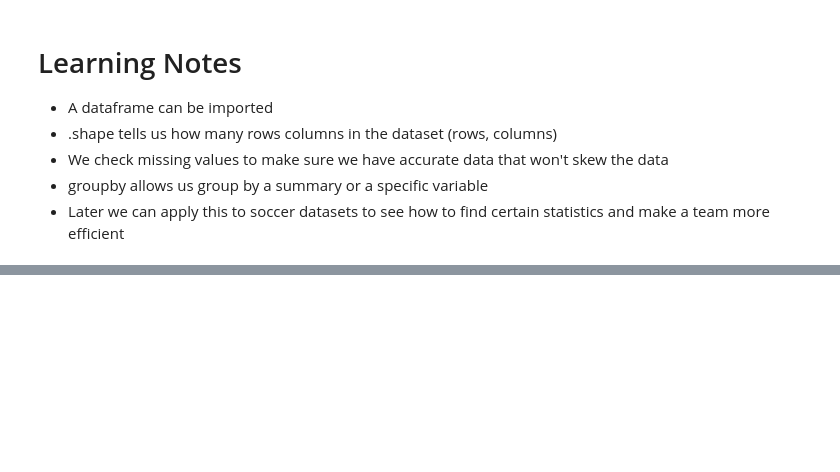
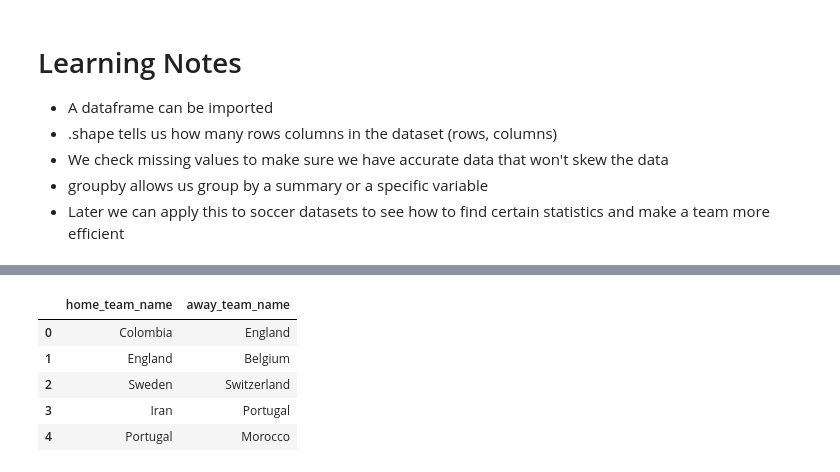
Before and after one commit to amora1es/football-analytics-portfolio, a Jupyter notebook: 01_pandas_basics.ipynb, the cells around one changed output, grey strips where cells are left out. Saved outputs shown, nothing was run; the diff lists cells and outputs as text; code cells hidden in the pictures; blank space fills up the shorter version.

```diff
--- a/01_pandas_basics.ipynb
+++ b/01_pandas_basics.ipynb
@@ -106,0 +154,9 @@ plt.show()
+# %%
+matches[["home_team_name", "away_team_name"]].head()
+# %% [output]
+|  | home_team_name | away_team_name |
+| 0 | Colombia | England |
+| 1 | England | Belgium |
+| 2 | Sweden | Switzerland |
+| 3 | Iran | Portugal |
+| 4 | Portugal | Morocco |
```
Also changed, not shown: parts of 7 cells of this notebook.
